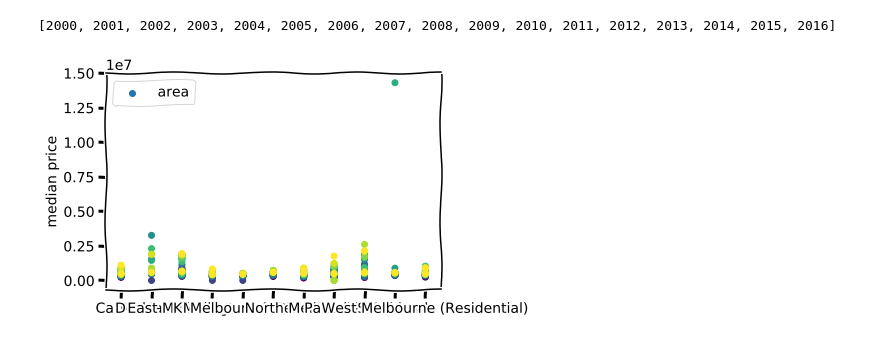
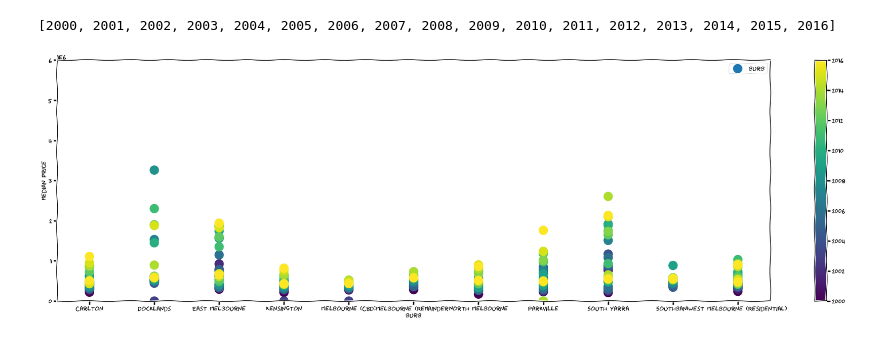
Before and after one commit to anabanami/houses, a Jupyter notebook: house_prices.ipynb, the cells around one changed output. Saved outputs shown, nothing was run; the diff lists cells and outputs as text; code cells hidden in the pictures.

Commit message:
Added colorbar for year data

```diff
--- a/house_prices.ipynb
+++ b/house_prices.ipynb
@@ -44,14 +36,14 @@ print(years)
 # %%
 median_price = houses_file.Median_Price
 # %%
-#plt.style.use('fivethirtyeight')
 with plt.xkcd():
-    plt.scatter(area, median_price, c=year, label='area')
-
-    #plt.xlabel('')
+    plt.rcParams["figure.figsize"] = (36,10)
+    plt.scatter(area, median_price, c=year, label='burb', s=400)
+    plt.axis(ymin=0, ymax=0.6e7)
+    plt.xlabel('burb')
     plt.ylabel('median price')
+    plt.colorbar()
     plt.legend()
-    plt.rcParams["figure.figsize"] = (25,15)
     plt.show()
 # %% [output]
-[figure, old version]
+[figure, new version]
```
Also changed, not shown: parts of 2 cells of this notebook.
